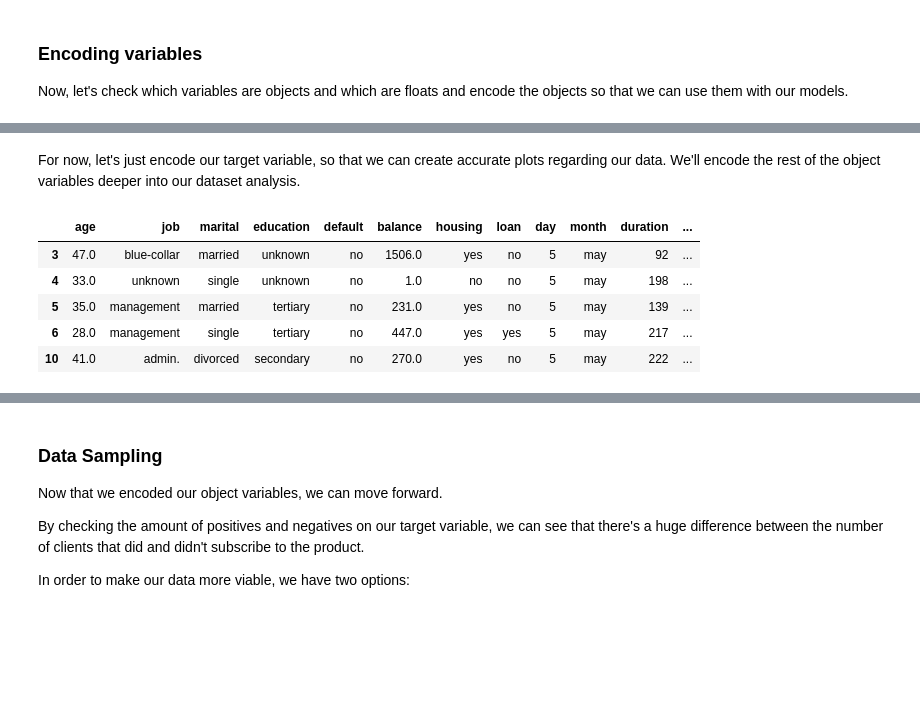
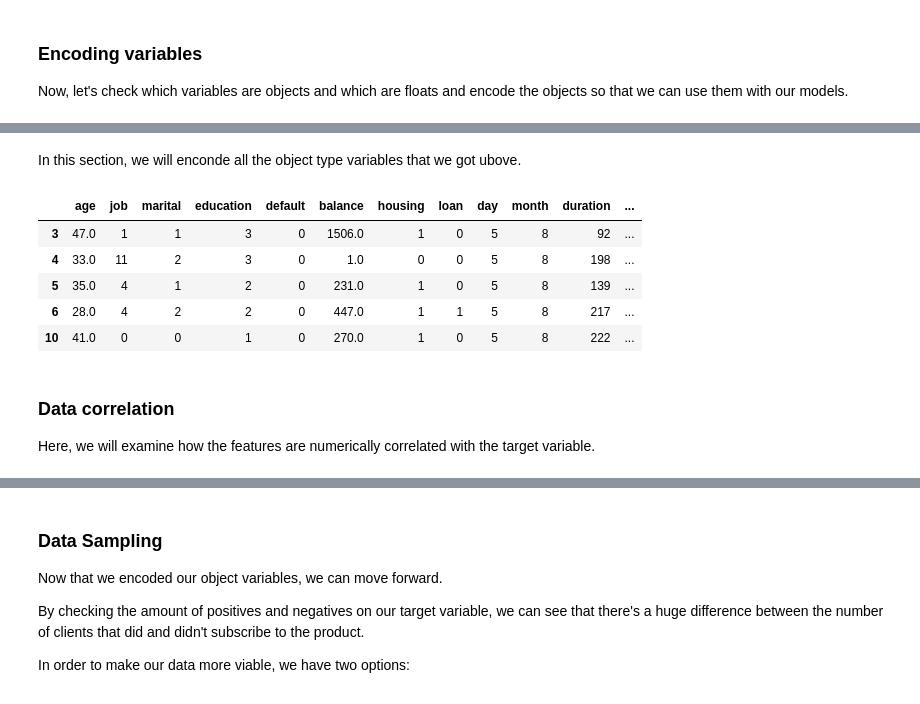
Before and after one commit to goncalo2k/FEUP-BANKRUPT, a Jupyter notebook: src/Bankrupt.ipynb, the cells around one changed output, grey strips where cells are left out. Drawn from its saved outputs; the diff is of its cells as text; code cells hidden in the pictures; blank space fills up the shorter version.

```diff
--- a/src/Bankrupt.ipynb
+++ b/src/Bankrupt.ipynb
@@ -142,17 +143,27 @@ Data columns (total 15 columns):
 dtypes: float64(2), int64(5), object(8)
 memory usage: 5.5+ MB
 # %% [markdown]
-For now, let's just encode our target variable, so that we can create accurate plots regarding our data. We'll encode the rest of the object variables deeper into our dataset analysis.
+In this section, we will enconde all the object type variables that we got ubove.
 # %%
 encoder = LabelEncoder()
 
 df['y'] = encoder.fit_transform(df['y'])
+df['job'] = encoder.fit_transform(df['job'])
+df['marital'] = encoder.fit_transform(df['marital'])
+df['education'] = encoder.fit_transform(df['education'])
+df['default'] = encoder.fit_transform(df['default'])
+df['housing'] = encoder.fit_transform(df['housing'])
+df['loan'] = encoder.fit_transform(df['loan'])
+df['month'] = encoder.fit_transform(df['month'])
 
 df.head()
 # %% [output]
 |  | age | job | marital | education | default | balance | housing | loan | day | month | duration | ... |
-| 3 | 47.0 | blue-collar | married | unknown | no | 1506.0 | yes | no | 5 | may | 92 | ... |
-| 4 | 33.0 | unknown | single | unknown | no | 1.0 | no | no | 5 | may | 198 | ... |
-| 5 | 35.0 | management | married | tertiary | no | 231.0 | yes | no | 5 | may | 139 | ... |
-| 6 | 28.0 | management | single | tertiary | no | 447.0 | yes | yes | 5 | may | 217 | ... |
-| 10 | 41.0 | admin. | divorced | secondary | no | 270.0 | yes | no | 5 | may | 222 | ... |
+| 3 | 47.0 | 1 | 1 | 3 | 0 | 1506.0 | 1 | 0 | 5 | 8 | 92 | ... |
+| 4 | 33.0 | 11 | 2 | 3 | 0 | 1.0 | 0 | 0 | 5 | 8 | 198 | ... |
+| 5 | 35.0 | 4 | 1 | 2 | 0 | 231.0 | 1 | 0 | 5 | 8 | 139 | ... |
+| 6 | 28.0 | 4 | 2 | 2 | 0 | 447.0 | 1 | 1 | 5 | 8 | 217 | ... |
+| 10 | 41.0 | 0 | 0 | 1 | 0 | 270.0 | 1 | 0 | 5 | 8 | 222 | ... |
+# %% [markdown]
+### Data correlation
+Here, we will examine how the features are numerically correlated with the target variable.
```
Also changed, not shown: parts of 7 cells of this notebook, 2 other files.
